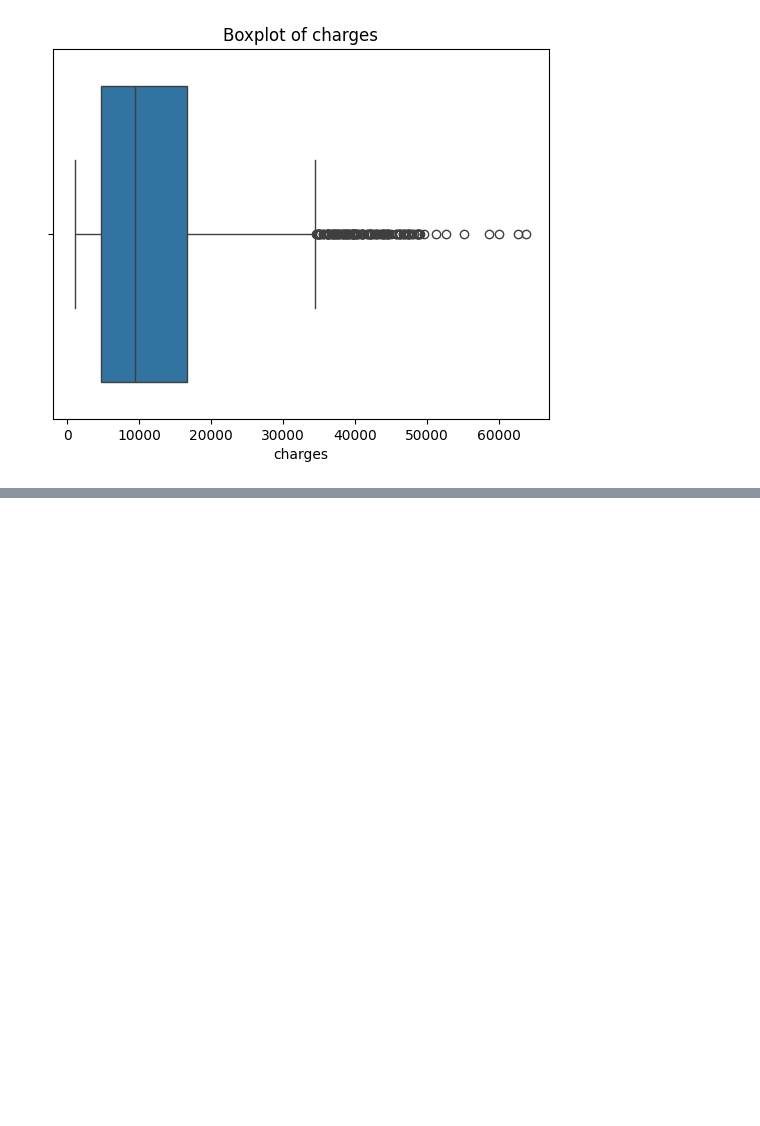
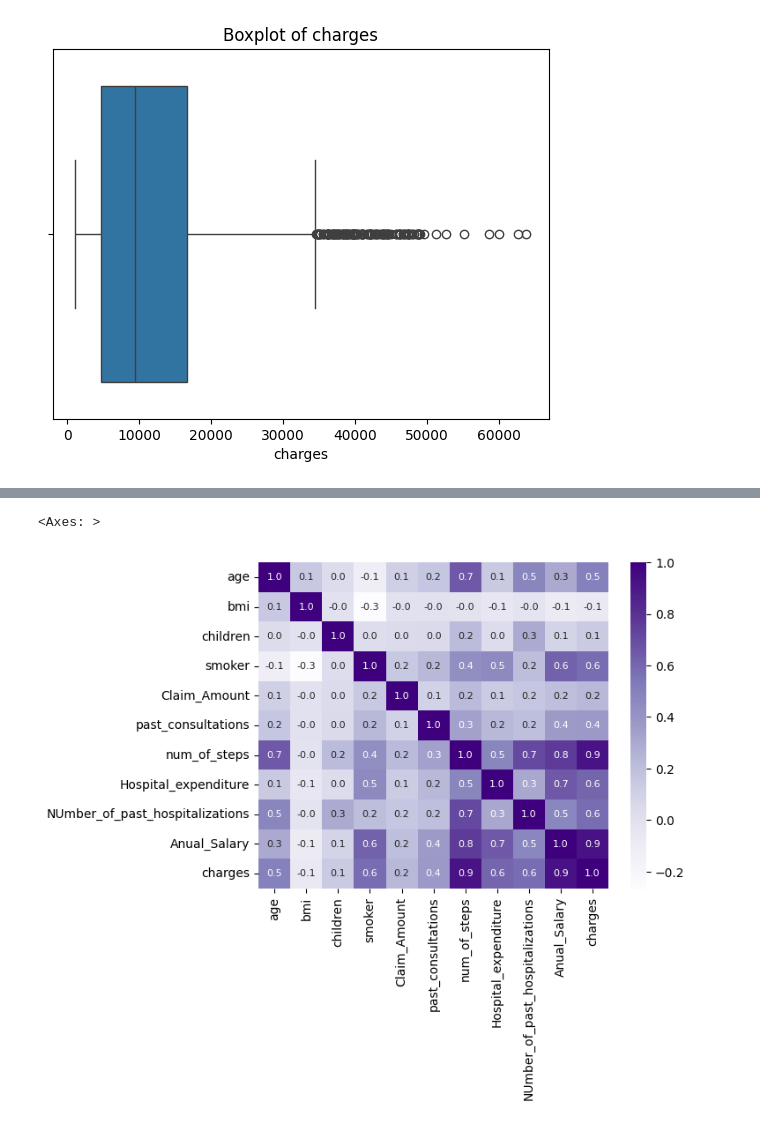
Before and after one commit to saptarshidas219/ML_Prog, a Jupyter notebook: linearReg_Insurance.ipynb, the cells around one changed output, grey strips where cells are left out. Cells and saved outputs as stored; diff of their text form; code cells hidden in the pictures; blank space fills up the shorter version.

```diff
--- a/linearReg_Insurance.ipynb
+++ b/linearReg_Insurance.ipynb
@@ -205,3 +206,3 @@ for col in df_fill.columns:
 [figure]
 # %%
-df_fill.info()
+df_fill.reset_index(inplace=True, drop=True)
@@ -232,0 +232,3 @@ df.shape[0]-df_fill.shape[0]
+# %%
+df_fill = df_fill.drop(columns=['region','sex'])
+df_fill_copy = df_fill_copy.drop(columns=['region','sex'])
@@ -232,0 +256,4 @@ df.shape[0]-df_fill.shape[0]
+# %%
+for col in df_fill.columns:
+    if df_fill[col].dtype =='object':
+        df_fill[col]=df_fill[col].map({'yes':1, 'no':0})
@@ -232,0 +275,10 @@ df.shape[0]-df_fill.shape[0]
+# %%
+#Found Multicollinearity between Anual_Salary and Hospital_expenditure. We will drop Anual_Salary as it has less correlation with charges than Hospital_expenditure.
+# Varince Inflation Factor has been determined, need to find out r^2 & VIF for each variable to determine which one to drop.
+#Minimum value of VIF is 1, and there is no upper limit for VIF. However, a common rule of thumb is that a VIF above 5 or 10 indicates a problematic amount of multicollinearity.
+#  In such cases, it may be necessary to remove or combine variables to reduce multicollinearity and improve the stability of the regression model.
+
+sns.heatmap(df_fill.corr(), annot=True, cmap='Purples',annot_kws={"size": 8 },fmt='.1f')
+# %% [output]
+<Axes: >
+[figure, added]
```
Also changed, not shown: parts of 26 cells of this notebook.
